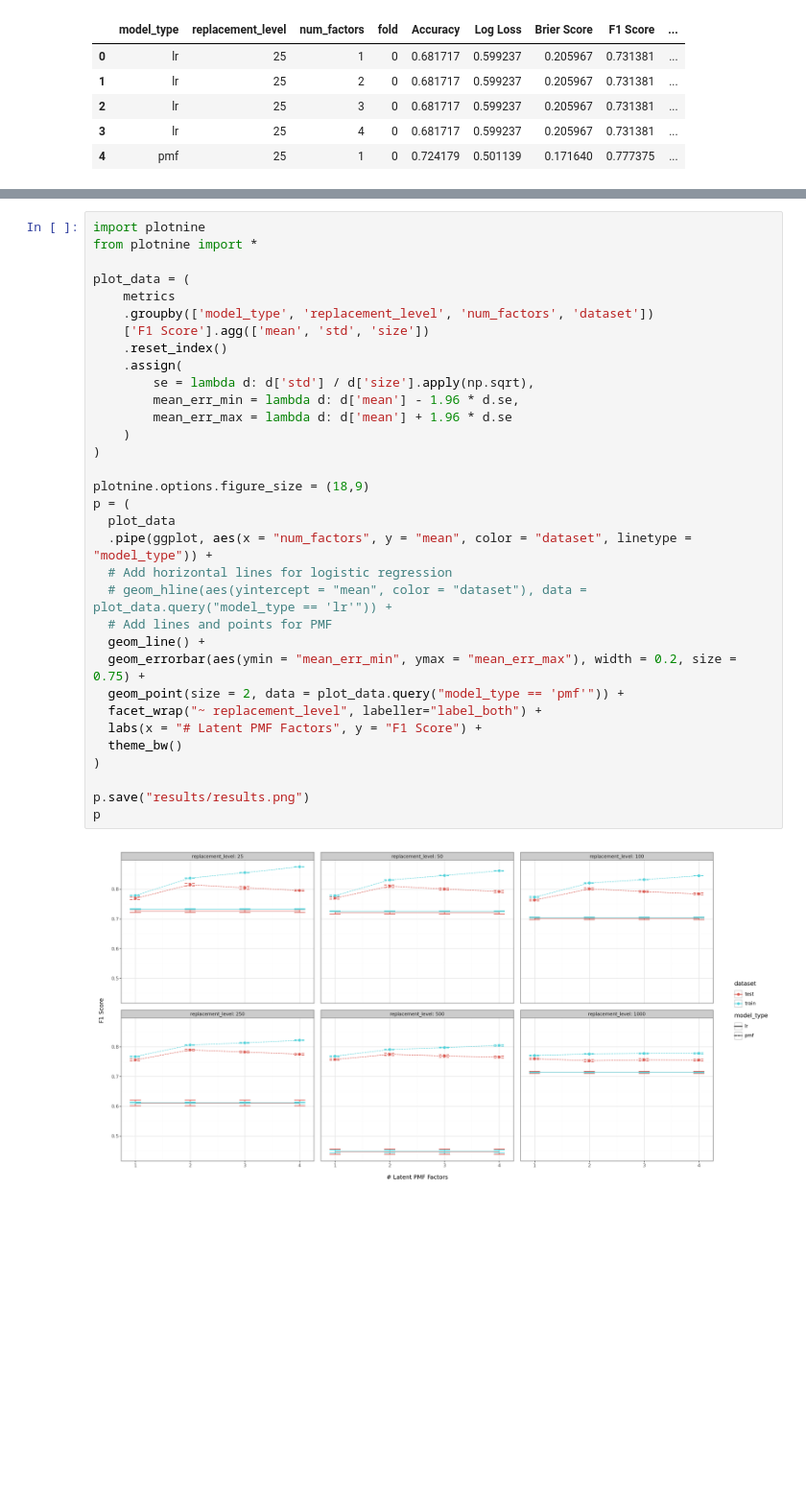
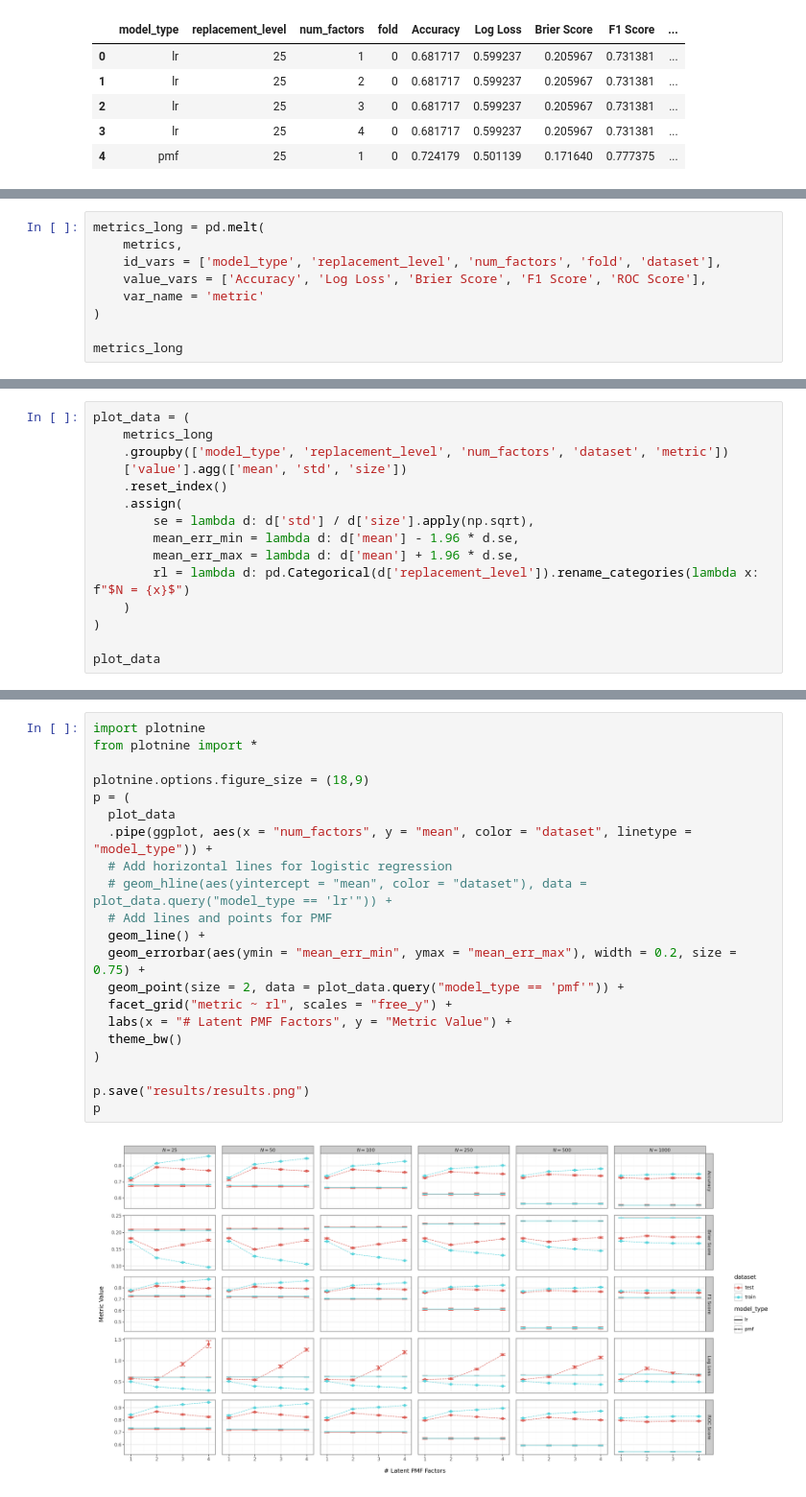
Before and after one commit to baronet2/boulder2vec, a Jupyter notebook: eval.ipynb, the cells around one changed output, grey strips where cells are left out. Shown at 96% size. Saved outputs shown, nothing was run; the diff lists cells and outputs as text; blank space fills up the shorter version.

Commit message:
Include all metrics in plot

```diff
--- a/eval.ipynb
+++ b/eval.ipynb
@@ -112,0 +99,9 @@ metrics.query('model_type == "pmf" and replacement_level == 500 and num_factors
+# %%
+metrics_long = pd.melt(
+    metrics,
+    id_vars = ['model_type', 'replacement_level', 'num_factors', 'fold', 'dataset'],
+    value_vars = ['Accuracy', 'Log Loss', 'Brier Score', 'F1 Score', 'ROC Score'],
+    var_name = 'metric'
+)
+
+metrics_long
@@ -112,0 +122,15 @@ metrics.query('model_type == "pmf" and replacement_level == 500 and num_factors
+# %%
+plot_data = (
+    metrics_long
+    .groupby(['model_type', 'replacement_level', 'num_factors', 'dataset', 'metric'])
+    ['value'].agg(['mean', 'std', 'size'])
+    .reset_index()
+    .assign(
+        se = lambda d: d['std'] / d['size'].apply(np.sqrt),
+        mean_err_min = lambda d: d['mean'] - 1.96 * d.se,
+        mean_err_max = lambda d: d['mean'] + 1.96 * d.se,
+        rl = lambda d: pd.Categorical(d['replacement_level']).rename_categories(lambda x: f"$N = {x}$")
+    )
+)
+
+plot_data
@@ -113,35 +151,23 @@ metrics.query('model_type == "pmf" and replacement_level == 500 and num_factors
 # %%
 import plotnine
 from plotnine import *
-
-plot_data = (
-    metrics
-    .groupby(['model_type', 'replacement_level', 'num_factors', 'dataset'])
-    ['F1 Score'].agg(['mean', 'std', 'size'])
-    .reset_index()
-    .assign(
-        se = lambda d: d['std'] / d['size'].apply(np.sqrt),
-        mean_err_min = lambda d: d['mean'] - 1.96 * d.se,
-        mean_err_max = lambda d: d['mean'] + 1.96 * d.se
-    )
-)
 
 plotnine.options.figure_size = (18,9)
 p = (
   plot_data
   .pipe(ggplot, aes(x = "num_factors", y = "mean", color = "dataset", linetype = "model_type")) +
   # Add horizontal lines for logistic regression
   # geom_hline(aes(yintercept = "mean", color = "dataset"), data = plot_data.query("model_type == 'lr'")) +
   # Add lines and points for PMF
   geom_line() +
   geom_errorbar(aes(ymin = "mean_err_min", ymax = "mean_err_max"), width = 0.2, size = 0.75) +
   geom_point(size = 2, data = plot_data.query("model_type == 'pmf'")) +
-  facet_wrap("~ replacement_level", labeller="label_both") +
-  labs(x = "# Latent PMF Factors", y = "F1 Score") +
+  facet_grid("metric ~ rl", scales = "free_y") +
+  labs(x = "# Latent PMF Factors", y = "Metric Value") +
   theme_bw()
 )
 
 p.save("results/results.png")
 p
 # %% [output]
-[figure, old version]
+[figure, new version]
```
Also changed, not shown: parts of 3 cells of this notebook, 1 other file.
